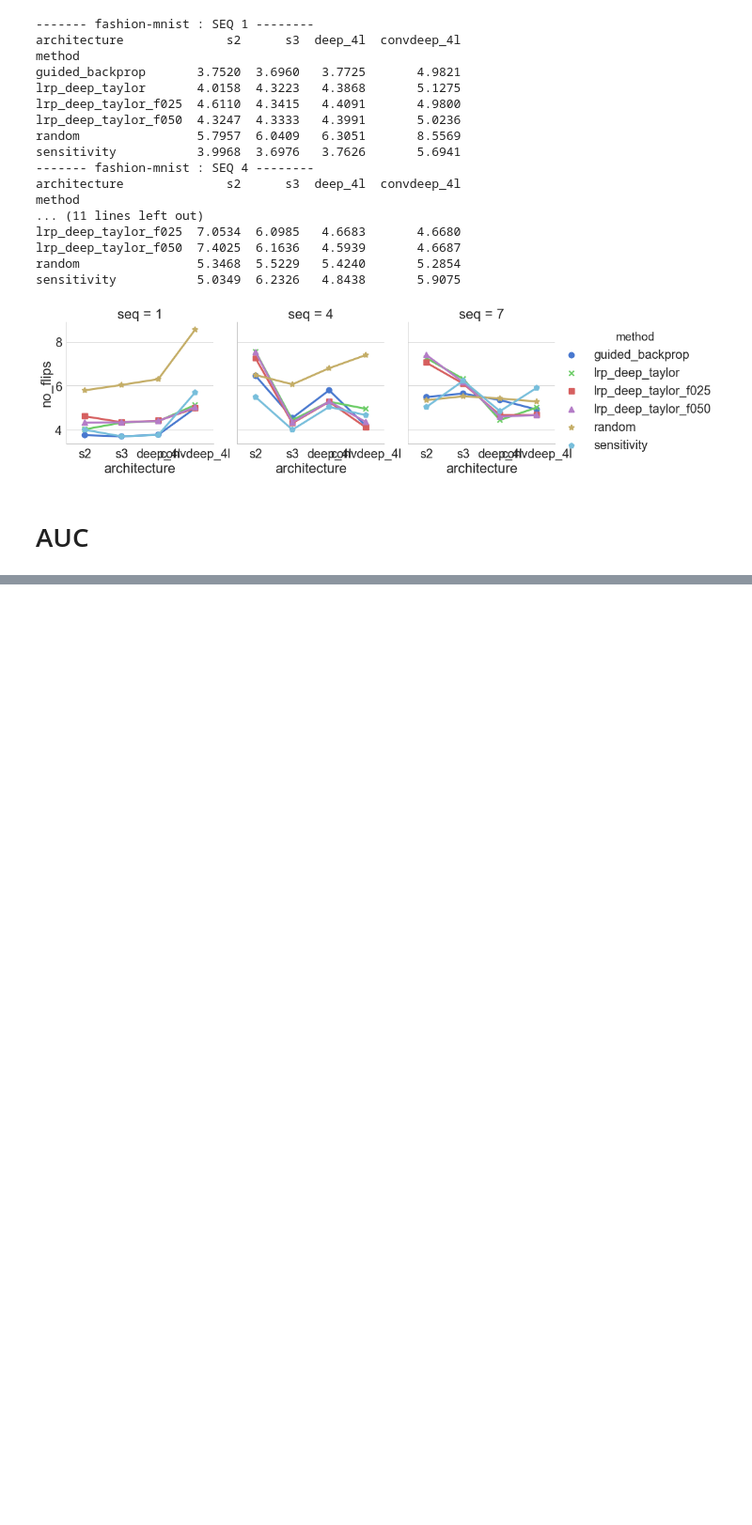
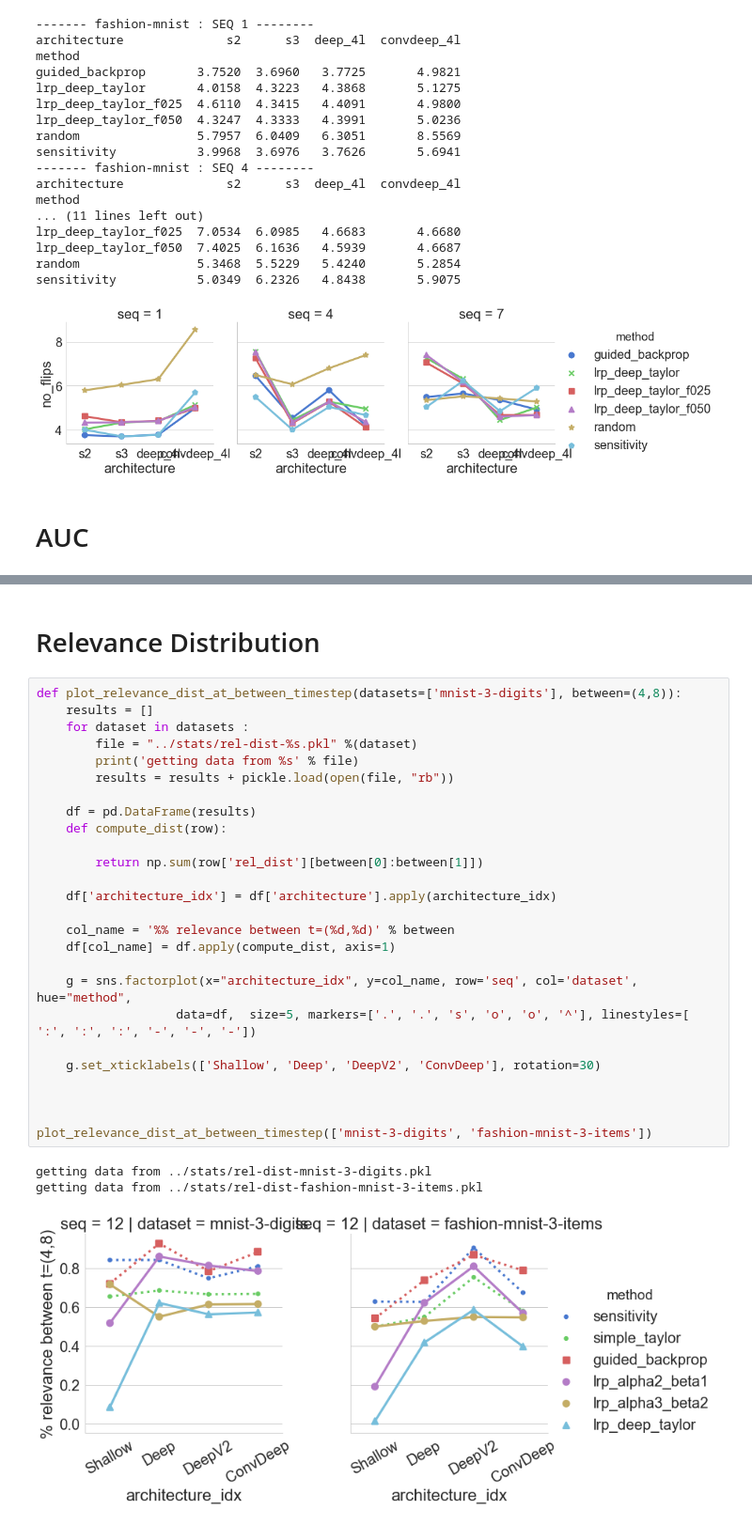
Before and after one commit to p16i/thesis-designing-recurrent-neural-networks-for-explainability, a Jupyter notebook: notebooks/s14-auc-view.ipynb, the cells around one changed output, grey strips where cells are left out. Shown at 94% size. Saved outputs shown, nothing was run; the diff lists cells and outputs as text; blank space fills up the shorter version.

```diff
--- a/notebooks/s14-auc-view.ipynb
+++ b/notebooks/s14-auc-view.ipynb
@@ -296,0 +139,32 @@ get_auc_relative_conv(['mnist', 'fashion-mnist'], base='auc-relative-conv')
+# %% [markdown]
+# Relevance Distribution
+# %%
+def plot_relevance_dist_at_between_timestep(datasets=['mnist-3-digits'], between=(4,8)):
+    results = []
+    for dataset in datasets :
+        file = "../stats/rel-dist-%s.pkl" %(dataset)
+        print('getting data from %s' % file)
+        results = results + pickle.load(open(file, "rb"))
+
+    df = pd.DataFrame(results)
+    def compute_dist(row):
+
+        return np.sum(row['rel_dist'][between[0]:between[1]])
+
+    df['architecture_idx'] = df['architecture'].apply(architecture_idx)
+
+    col_name = '%% relevance between t=(%d,%d)' % between
+    df[col_name] = df.apply(compute_dist, axis=1)
+
+    g = sns.factorplot(x="architecture_idx", y=col_name, row='seq', col='dataset', hue="method",
+                   data=df,  size=5, markers=['.', '.', 's', 'o', 'o', '^'], linestyles=[ ':', ':', ':', '-', '-', '-'])
+
+    g.set_xticklabels(['Shallow', 'Deep', 'DeepV2', 'ConvDeep'], rotation=30)
+
+
+
+plot_relevance_dist_at_between_timestep(['mnist-3-digits', 'fashion-mnist-3-items'])
+# %% [output]
+getting data from ../stats/rel-dist-mnist-3-digits.pkl
+getting data from ../stats/rel-dist-fashion-mnist-3-items.pkl
+[figure, added]
```
Also changed, not shown: parts of 9 cells of this notebook, 5 other files.
